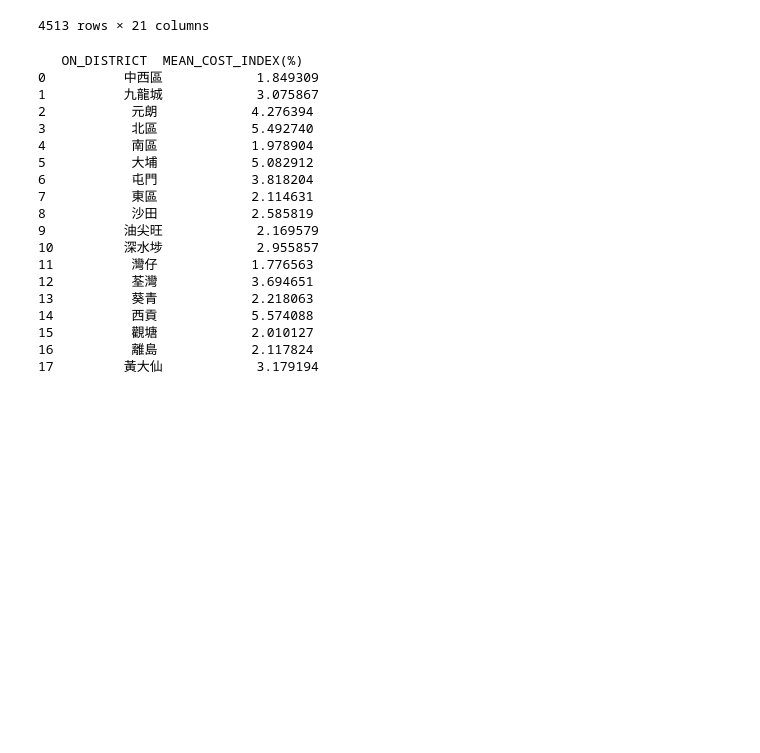
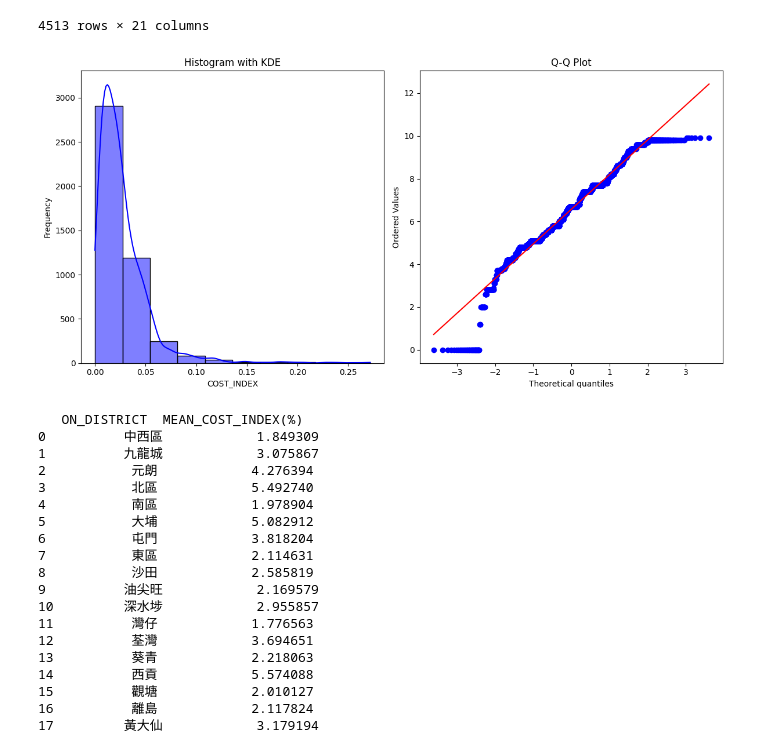
Before and after one commit to feiyiLB/comp3522, a Jupyter notebook: Notebooks/Route_Generator_test.ipynb, the cells around one changed output. Drawn from its saved outputs; the diff is of its cells as text; code cells hidden in the pictures; blank space fills up the shorter version.

```diff
--- a/Notebooks/Route_Generator_test.ipynb
+++ b/Notebooks/Route_Generator_test.ipynb
@@ -170,6 +174,26 @@ Selected
 | 755819 | 1000575 | 1 | 7 | 12 | 5.1 | 272A | KMB | R | 0 | ... |
 | 729030 | 1000587 | 1 | 16 | 17 | 5.4 | 270B | KMB | T | 1 | ... |
 4513 rows × 21 columns
+# %%
+import seaborn as sns
+from scipy import stats
+plt.figure(figsize=(12, 6))
+plt.subplot(1, 2, 1)  # 第一个子图
+sns.histplot(Selected['COST_INDEX'], kde=True, color='blue', bins=10)
+plt.title('Histogram with KDE')
+plt.xlabel('COST_INDEX')
+plt.ylabel('Frequency')
+
+# 2. Q-Q 图
+plt.subplot(1, 2, 2)  # 第二个子图
+stats.probplot(Selected['PRICE'], dist="norm", plot=plt)
+plt.title('Q-Q Plot')
+
+# 显示图形
+plt.tight_layout()
+plt.show()
+# %% [output]
+[figure, added]
 # %%
 district_mean_cost = Selected.groupby('ON_DISTRICT')['COST_INDEX'].mean().reset_index()
 district_mean_cost['COST_INDEX']=district_mean_cost['COST_INDEX']*100
```
Also changed, not shown: parts of 4 cells of this notebook, 4 other files.
